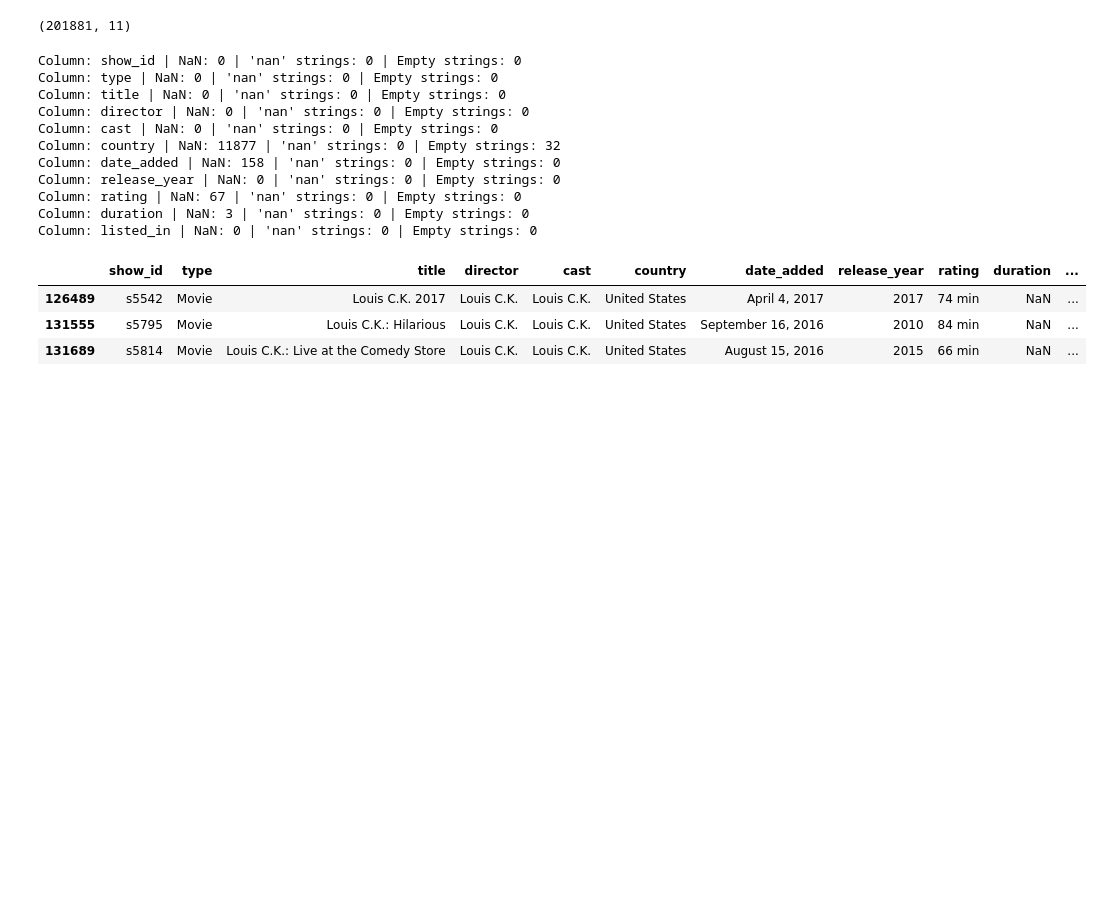
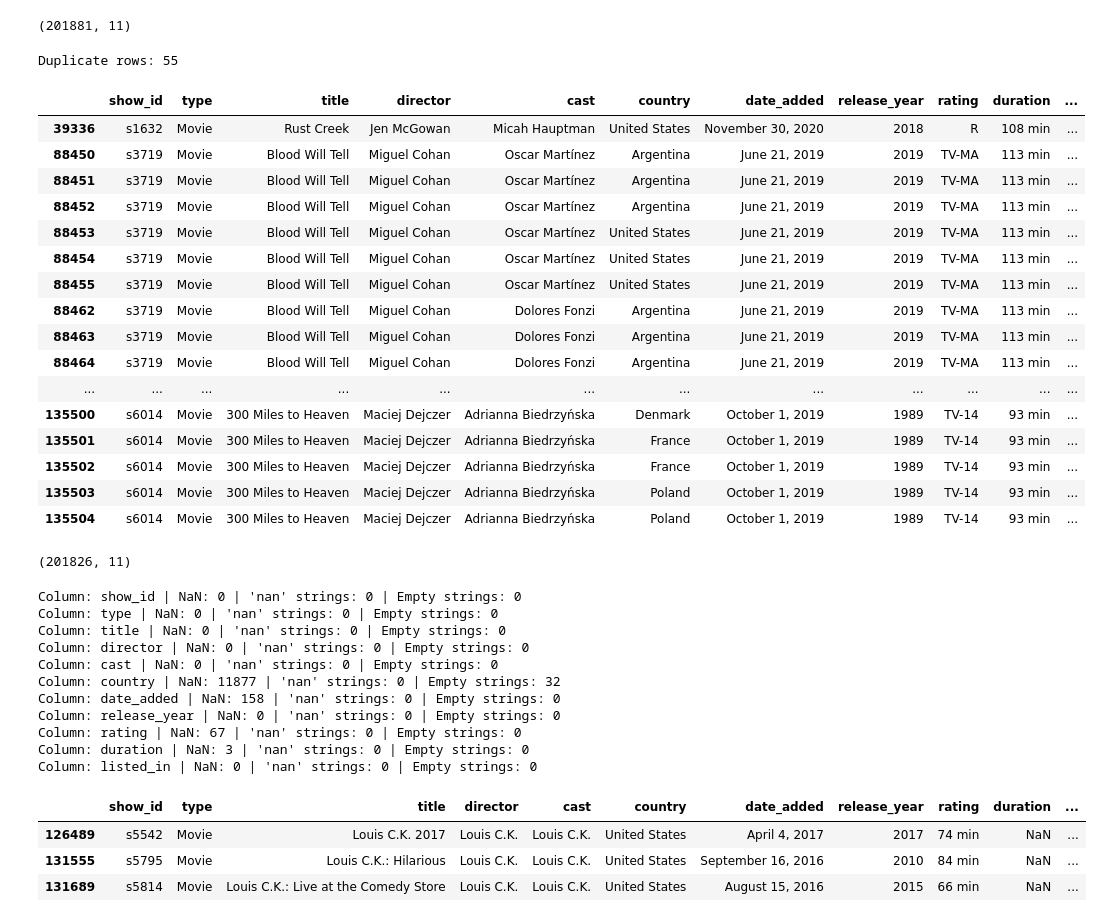
Before and after one commit to PatraRupali/EDAOnNetflix, a Jupyter notebook: Netflix_Datacleaning.ipynb, the cells around one changed output. Drawn from its saved outputs; the diff is of its cells as text; code cells hidden in the pictures; blank space fills up the shorter version.

Commit message:
Final data cleaning and exported cleaned dataset

```diff
--- a/Netflix_Datacleaning.ipynb
+++ b/Netflix_Datacleaning.ipynb
@@ -386,3 +388,34 @@ df_final = df_final[['show_id', 'type', 'title', 'director', 'cast', 'country',
 df_final.shape
 # %% [output]
 (201881, 11)
+# %%
+# Count of duplicate rows
+print("Duplicate rows:", df_final.duplicated().sum())
+# %% [output]
+Duplicate rows: 55
+# %%
+#extracting all the duplicate rows from the df_final DataFrame and storing them in the duplicated_data DataFrame.
+#This allows you to keep a record of all the duplicate rows for future analysis or reference.
+duplicated_data=df_final[df_final.duplicated()]
+# %%
+duplicated_data
+# Here i observed that there are real duplicate rows, such as for the title 'Blood Will Tell,' where the director's name creates duplicates.
+# Similarly, for the title '300 Miles to Heaven,' the same cast name is repeated twice.
+# %% [output]
+|  | show_id | type | title | director | cast | country | date_added | release_year | rating | duration | ... |
+| 39336 | s1632 | Movie | Rust Creek | Jen McGowan | Micah Hauptman | United States | November 30, 2020 | 2018 | R | 108 min | ... |
+| 88450 | s3719 | Movie | Blood Will Tell | Miguel Cohan | Oscar Martínez | Argentina | June 21, 2019 | 2019 | TV-MA | 113 min | ... |
+| 88451 | s3719 | Movie | Blood Will Tell | Miguel Cohan | Oscar Martínez | Argentina | June 21, 2019 | 2019 | TV-MA | 113 min | ... |
+| 88452 | s3719 | Movie | Blood Will Tell | Miguel Cohan | Oscar Martínez | Argentina | June 21, 2019 | 2019 | TV-MA | 113 min | ... |
+| 88453 | s3719 | Movie | Blood Will Tell | Miguel Cohan | Oscar Martínez | United States | June 21, 2019 | 2019 | TV-MA | 113 min | ... |
+| 88454 | s3719 | Movie | Blood Will Tell | Miguel Cohan | Oscar Martínez | United States | June 21, 2019 | 2019 | TV-MA | 113 min | ... |
+| 88455 | s3719 | Movie | Blood Will Tell | Miguel Cohan | Oscar Martínez | United States | June 21, 2019 | 2019 | TV-MA | 113 min | ... |
+| 88462 | s3719 | Movie | Blood Will Tell | Miguel Cohan | Dolores Fonzi | Argentina | June 21, 2019 | 2019 | TV-MA | 113 min | ... |
+| 88463 | s3719 | Movie | Blood Will Tell | Miguel Cohan | Dolores Fonzi | Argentina | June 21, 2019 | 2019 | TV-MA | 113 min | ... |
+| 88464 | s3719 | Movie | Blood Will Tell | Miguel Cohan | Dolores Fonzi | Argentina | June 21, 2019 | 2019 | TV-MA | 113 min | ... |
+| ... | ... | ... | ... | ... | ... | ... | ... | ... | ... | ... | ... |
+| 135500 | s6014 | Movie | 300 Miles to Heaven | Maciej Dejczer | Adrianna Biedrzyńska | Denmark | October 1, 2019 | 1989 | TV-14 | 93 min | ... |
+| 135501 | s6014 | Movie | 300 Miles to Heaven | Maciej Dejczer | Adrianna Biedrzyńska | France | October 1, 2019 | 1989 | TV-14 | 93 min | ... |
+| 135502 | s6014 | Movie | 300 Miles to Heaven | Maciej Dejczer | Adrianna Biedrzyńska | France | October 1, 2019 | 1989 | TV-14 | 93 min | ... |
+| 135503 | s6014 | Movie | 300 Miles to Heaven | Maciej Dejczer | Adrianna Biedrzyńska | Poland | October 1, 2019 | 1989 | TV-14 | 93 min | ... |
+| 135504 | s6014 | Movie | 300 Miles to Heaven | Maciej Dejczer | Adrianna Biedrzyńska | Poland | October 1, 2019 | 1989 | TV-14 | 93 min | ... |
@@ -389,3 +424,7 @@ df_final.shape
+# %%
+df_final.shape
+# %% [output]
+(201826, 11)
 # %%
 # Looping through each column in the DataFrame
 # For each column, count:
```
Also changed, not shown: parts of 8 cells of this notebook, 1 other file.
